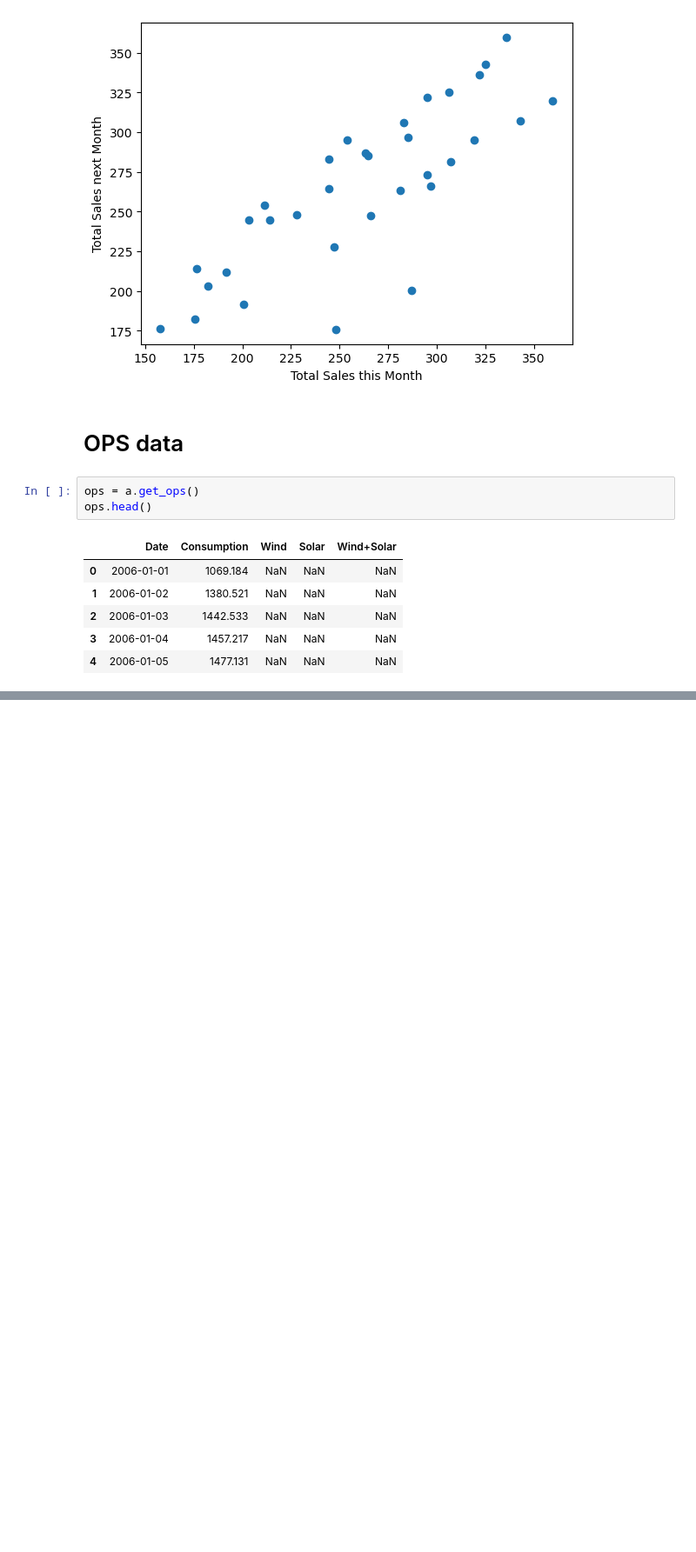
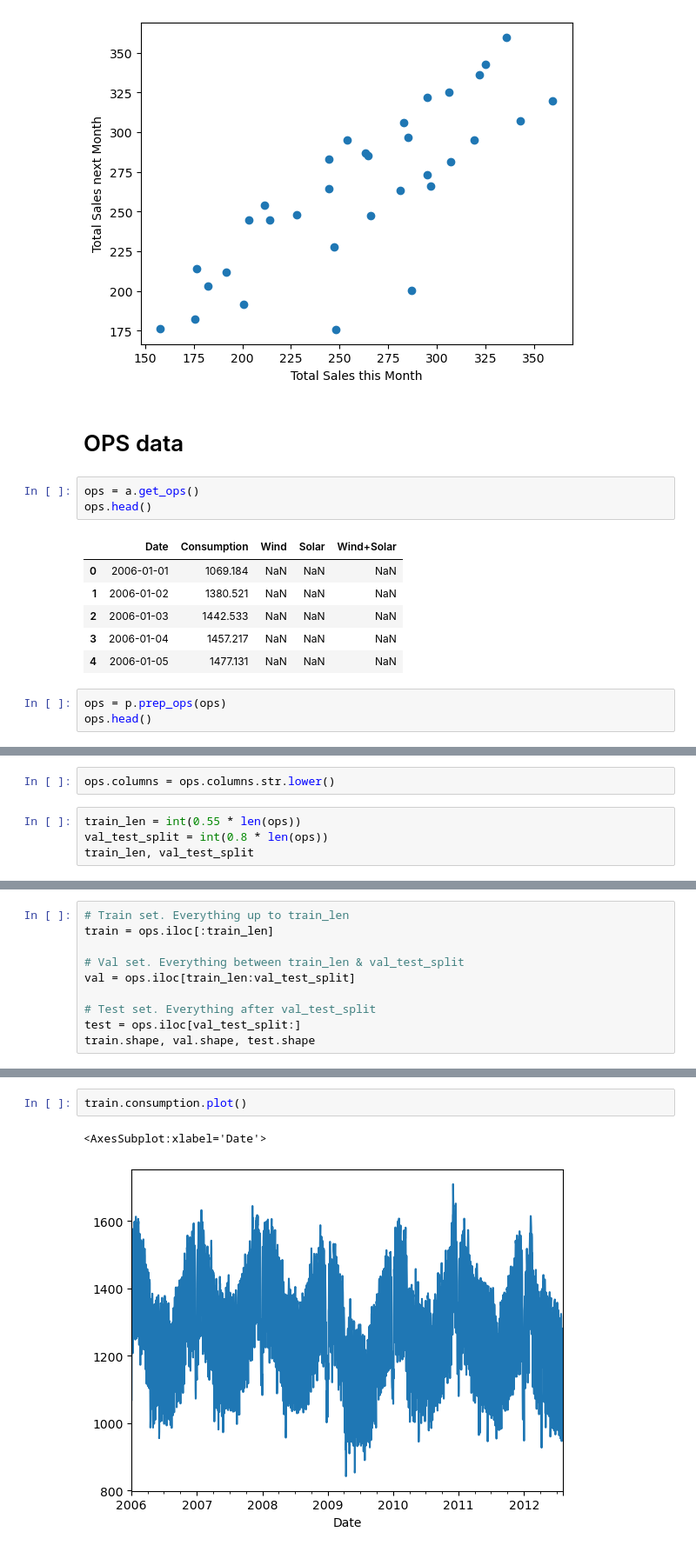
Before and after one commit to carlopdeleon/time-series-exercises, a Jupyter notebook: explore.ipynb, the cells around one changed output, grey strips where cells are left out. Shown at 87% size. Drawn from its saved outputs; the diff is of its cells as text; blank space fills up the shorter version.

```diff
--- a/explore.ipynb
+++ b/explore.ipynb
@@ -238,3 +238,6 @@ ops.head()
 | 2 | 2006-01-03 | 1442.533 | NaN | NaN | NaN |
 | 3 | 2006-01-04 | 1457.217 | NaN | NaN | NaN |
 | 4 | 2006-01-05 | 1477.131 | NaN | NaN | NaN |
+# %%
+ops = p.prep_ops(ops)
+ops.head()
@@ -240,0 +252,6 @@ ops.head()
+# %%
+ops.columns = ops.columns.str.lower()
+# %%
+train_len = int(0.55 * len(ops))
+val_test_split = int(0.8 * len(ops))
+train_len, val_test_split
@@ -240,0 +260,10 @@ ops.head()
+# %%
+# Train set. Everything up to train_len
+train = ops.iloc[:train_len]
+
+# Val set. Everything between train_len & val_test_split
+val = ops.iloc[train_len:val_test_split]
+
+# Test set. Everything after val_test_split
+test = ops.iloc[val_test_split:]
+train.shape, val.shape, test.shape
@@ -240,0 +298,5 @@ ops.head()
+# %%
+train.consumption.plot()
+# %% [output]
+<AxesSubplot:xlabel='Date'>
+[figure, added]
```
Also changed, not shown: parts of 7 cells of this notebook.
